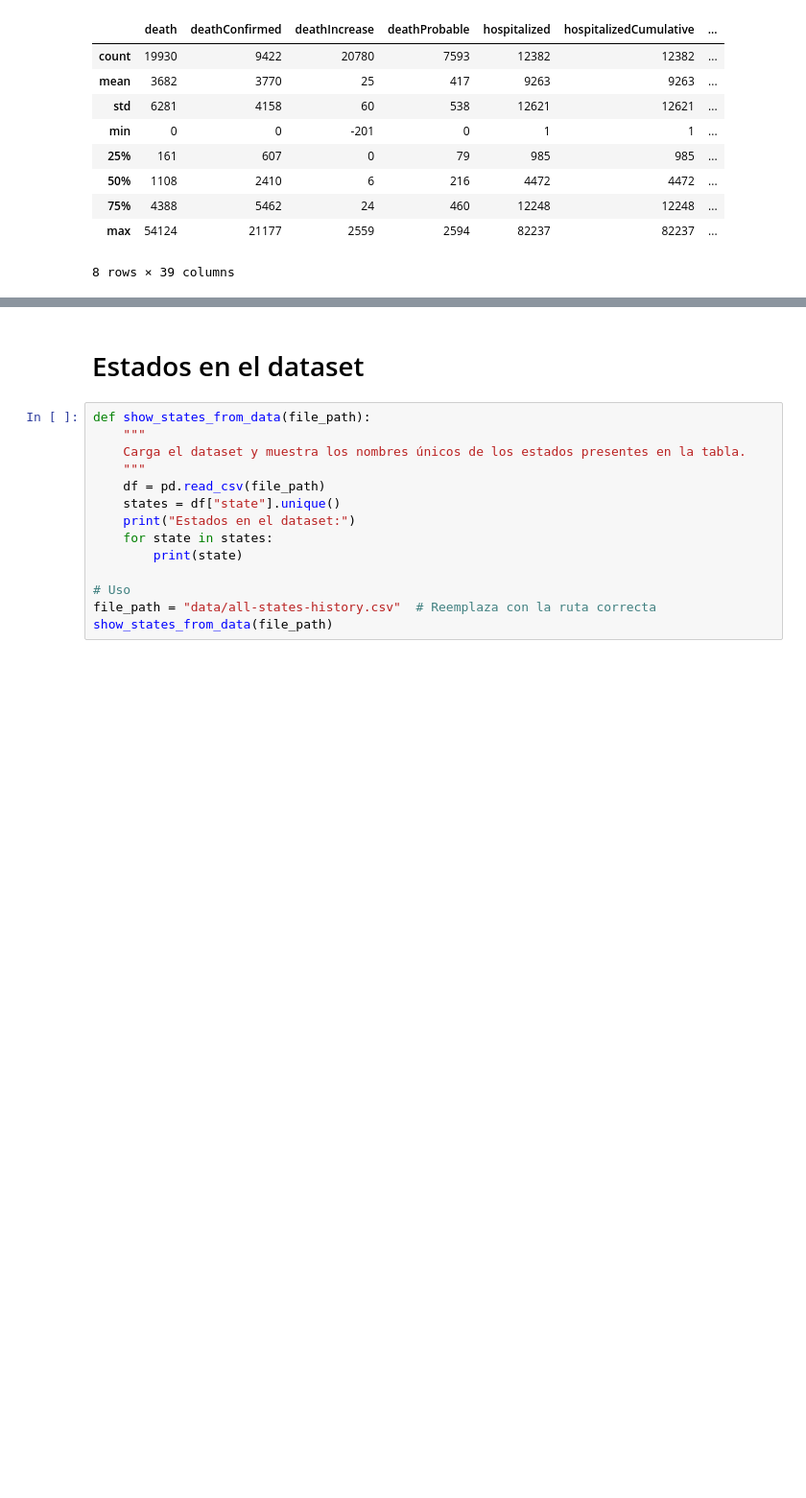
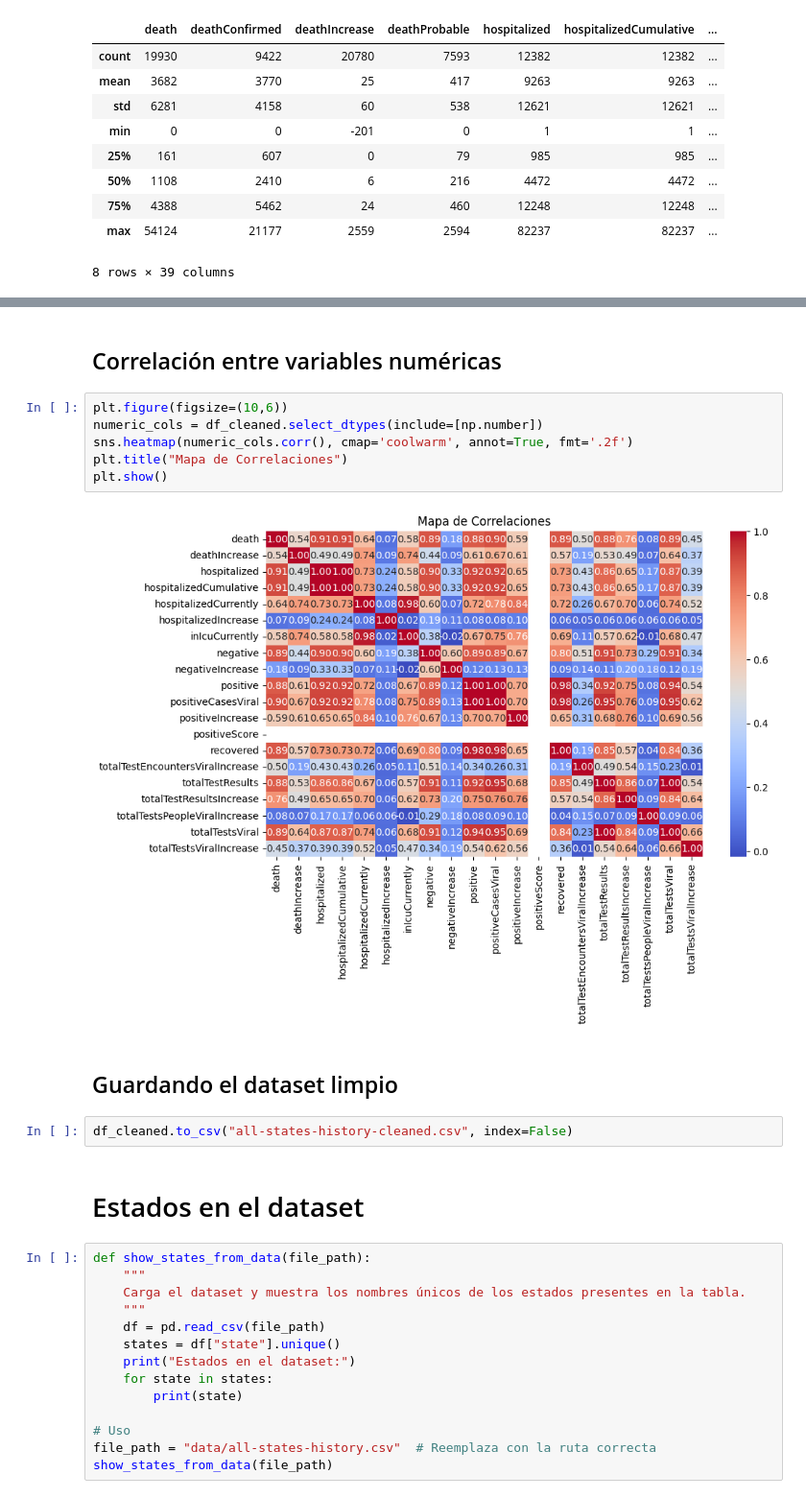
Before and after one commit to marie-adi/Datathon, a Jupyter notebook: covid.ipynb, the cells around one changed output, grey strips where cells are left out. Shown: that part at 96% size. Saved outputs shown, nothing was run; the diff lists cells and outputs as text; blank space fills up the shorter version.

```diff
--- a/covid.ipynb
+++ b/covid.ipynb
@@ -98,3 +145,17 @@ plt.show()
+# %% [markdown]
+## Correlación entre variables numéricas
+# %%
+plt.figure(figsize=(10,6))
+numeric_cols = df_cleaned.select_dtypes(include=[np.number])
+sns.heatmap(numeric_cols.corr(), cmap='coolwarm', annot=True, fmt='.2f')
+plt.title("Mapa de Correlaciones")
+plt.show()
+# %% [output]
+[figure, added]
+# %% [markdown]
+## Guardando el dataset limpio
+# %%
+df_cleaned.to_csv("all-states-history-cleaned.csv", index=False)
 # %% [markdown]
 # Estados en el dataset
 # %%
```
Also changed, not shown: parts of 38 cells of this notebook, 1 other file.
